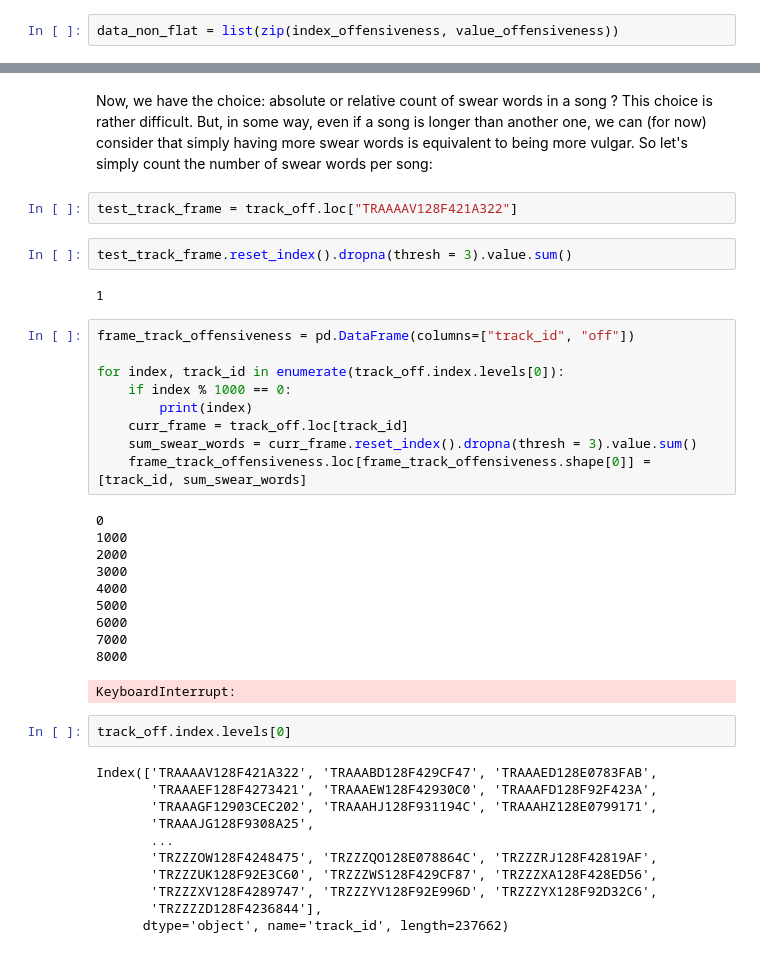
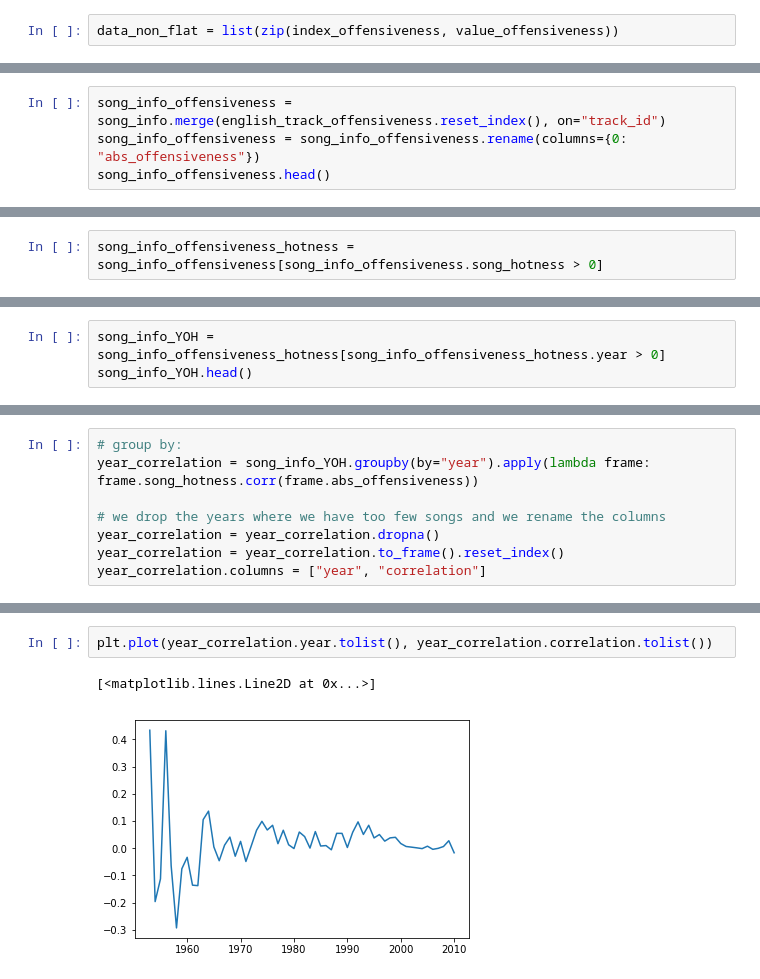
Before and after one commit to Victor-Palacios/epfl_ada, a Jupyter notebook: Project/main_nb.ipynb, the cells around one changed output, grey strips where cells are left out. Cells and saved outputs as stored; diff of their text form.

Commit message:
Drew a plot about correlations over years for english songs

```diff
--- a/Project/main_nb.ipynb
+++ b/Project/main_nb.ipynb
@@ -107,0 +111,4 @@ data_non_flat = list(zip(index_offensiveness, value_offensiveness))
+# %%
+song_info_offensiveness = song_info.merge(english_track_offensiveness.reset_index(), on="track_id")
+song_info_offensiveness = song_info_offensiveness.rename(columns={0: "abs_offensiveness"})
+song_info_offensiveness.head()
@@ -107,0 +126,2 @@ data_non_flat = list(zip(index_offensiveness, value_offensiveness))
+# %%
+song_info_offensiveness_hotness = song_info_offensiveness[song_info_offensiveness.song_hotness > 0]
@@ -107,0 +144,3 @@ data_non_flat = list(zip(index_offensiveness, value_offensiveness))
+# %%
+song_info_YOH = song_info_offensiveness_hotness[song_info_offensiveness_hotness.year > 0]
+song_info_YOH.head()
@@ -108,2 +162,10 @@ data_non_flat = list(zip(index_offensiveness, value_offensiveness))
+# %%
+# group by:
+year_correlation = song_info_YOH.groupby(by="year").apply(lambda frame: frame.song_hotness.corr(frame.abs_offensiveness))
+
+# we drop the years where we have too few songs and we rename the columns
+year_correlation = year_correlation.dropna()
+year_correlation = year_correlation.to_frame().reset_index()
+year_correlation.columns = ["year", "correlation"]
 # %%
 # %% [output]
@@ -140,41 +189,5 @@ track_off.head()
-# %% [markdown]
-Now, we have the choice: absolute or relative count of swear words in a song ? This choice is rather difficult. But, in some way, even if a song is longer than another one, we can (for now) consider that simply having more swear words is equivalent to being more vulgar. So let's simply count the number of swear words per song:
-# %%
-test_track_frame = track_off.loc["TRAAAAV128F421A322"]
-# %%
-test_track_frame.reset_index().dropna(thresh = 3).value.sum()
-# %% [output]
-1
-# %%
-frame_track_offensiveness = pd.DataFrame(columns=["track_id", "off"])
-
-for index, track_id in enumerate(track_off.index.levels[0]):
-    if index % 1000 == 0:
-        print(index)
-    curr_frame = track_off.loc[track_id]
-    sum_swear_words = curr_frame.reset_index().dropna(thresh = 3).value.sum()
-    frame_track_offensiveness.loc[frame_track_offensiveness.shape[0]] = [track_id, sum_swear_words]
-# %% [output]
-0
-1000
-2000
-3000
-4000
-5000
-6000
-7000
-8000
-KeyboardInterrupt:
-# %%
-track_off.index.levels[0]
-# %% [output]
-Index(['TRAAAAV128F421A322', 'TRAAABD128F429CF47', 'TRAAAED128E0783FAB',
-       'TRAAAEF128F4273421', 'TRAAAEW128F42930C0', 'TRAAAFD128F92F423A',
-       'TRAAAGF12903CEC202', 'TRAAAHJ128F931194C', 'TRAAAHZ128E0799171',
-       'TRAAAJG128F9308A25',
-       ...
-       'TRZZZOW128F4248475', 'TRZZZQO128E078864C', 'TRZZZRJ128F42819AF',
-       'TRZZZUK128F92E3C60', 'TRZZZWS128F429CF87', 'TRZZZXA128F428ED56',
-       'TRZZZXV128F4289747', 'TRZZZYV128F92E996D', 'TRZZZYX128F92D32C6',
-       'TRZZZZD128F4236844'],
-      dtype='object', name='track_id', length=237662)
+# %%
+plt.plot(year_correlation.year.tolist(), year_correlation.correlation.tolist())
+# %% [output]
+[<matplotlib.lines.Line2D at 0x...>]
+[figure, added]
```
Also changed, not shown: parts of 46 cells of this notebook, 1 other file.
